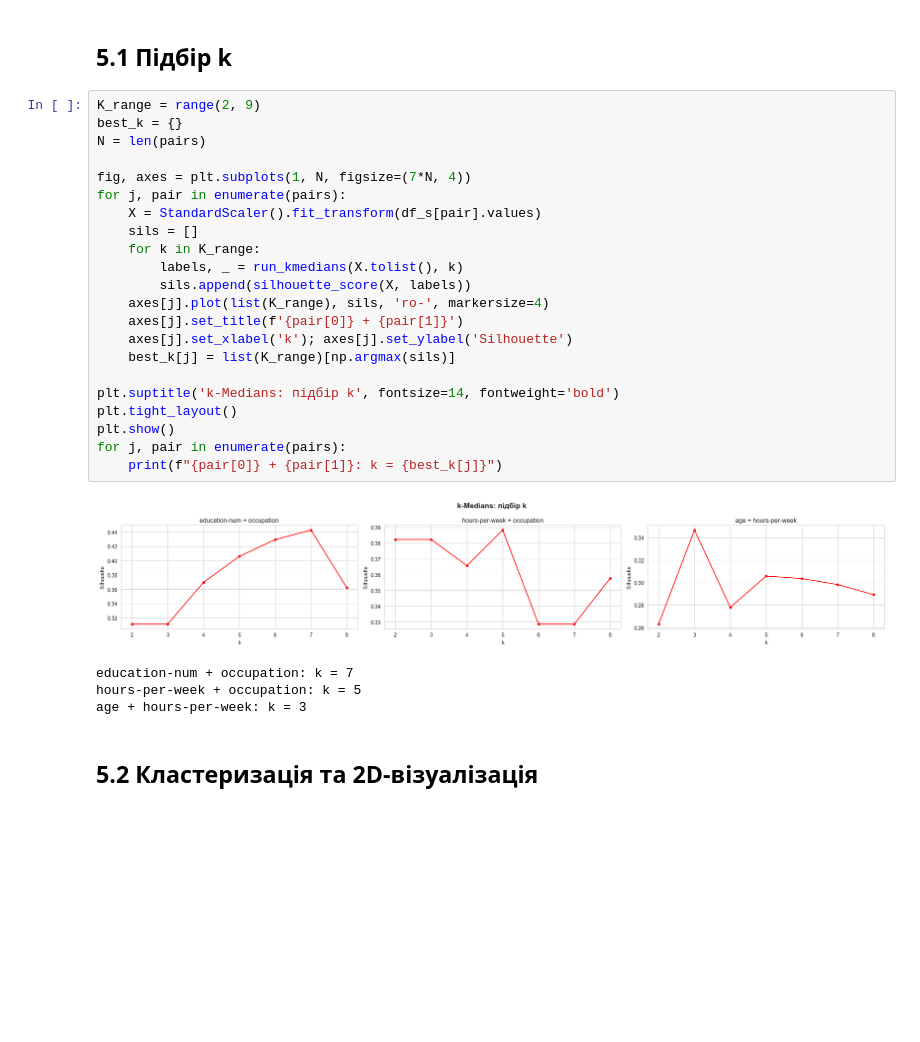
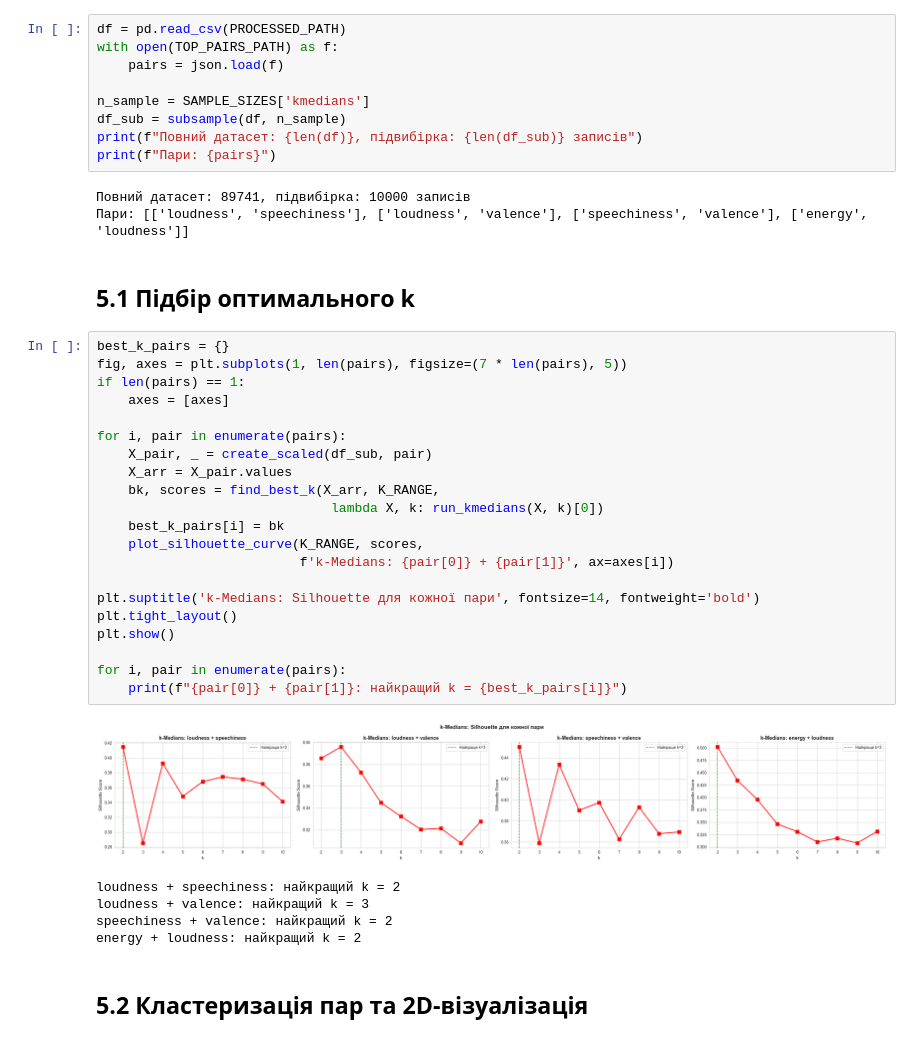
Before and after one commit to DenAst17/Lab2-Data-Mining-2026, a Jupyter notebook: 05_kmedians.ipynb, the cells around one changed output. Drawn from its saved outputs; the diff is of its cells as text; blank space fills up the shorter version.

```diff
--- a/05_kmedians.ipynb
+++ b/05_kmedians.ipynb
@@ -43,31 +23,43 @@ def run_kmedians(X_list, k):
+# %%
+df = pd.read_csv(PROCESSED_PATH)
+with open(TOP_PAIRS_PATH) as f:
+    pairs = json.load(f)
+
+n_sample = SAMPLE_SIZES['kmedians']
+df_sub = subsample(df, n_sample)
+print(f"Повний датасет: {len(df)}, підвибірка: {len(df_sub)} записів")
+print(f"Пари: {pairs}")
+# %% [output]
+Повний датасет: 89741, підвибірка: 10000 записів
+Пари: [['loudness', 'speechiness'], ['loudness', 'valence'], ['speechiness', 'valence'], ['energy', 'loudness']]
 # %% [markdown]
-## 5.1 Підбір k
+## 5.1 Підбір оптимального k
 # %%
-K_range = range(2, 9)
-best_k = {}
-N = len(pairs)
+best_k_pairs = {}
+fig, axes = plt.subplots(1, len(pairs), figsize=(7 * len(pairs), 5))
+if len(pairs) == 1:
+    axes = [axes]
 
-fig, axes = plt.subplots(1, N, figsize=(7*N, 4))
-for j, pair in enumerate(pairs):
-    X = StandardScaler().fit_transform(df_s[pair].values)
-    sils = []
-    for k in K_range:
-        labels, _ = run_kmedians(X.tolist(), k)
-        sils.append(silhouette_score(X, labels))
-    axes[j].plot(list(K_range), sils, 'ro-', markersize=4)
-    axes[j].set_title(f'{pair[0]} + {pair[1]}')
-    axes[j].set_xlabel('k'); axes[j].set_ylabel('Silhouette')
-    best_k[j] = list(K_range)[np.argmax(sils)]
+for i, pair in enumerate(pairs):
+    X_pair, _ = create_scaled(df_sub, pair)
+    X_arr = X_pair.values
+    bk, scores = find_best_k(X_arr, K_RANGE,
+                              lambda X, k: run_kmedians(X, k)[0])
+    best_k_pairs[i] = bk
+    plot_silhouette_curve(K_RANGE, scores,
+                          f'k-Medians: {pair[0]} + {pair[1]}', ax=axes[i])
 
-plt.suptitle('k-Medians: підбір k', fontsize=14, fontweight='bold')
+plt.suptitle('k-Medians: Silhouette для кожної пари', fontsize=14, fontweight='bold')
 plt.tight_layout()
 plt.show()
-for j, pair in enumerate(pairs):
-    print(f"{pair[0]} + {pair[1]}: k = {best_k[j]}")
+
+for i, pair in enumerate(pairs):
+    print(f"{pair[0]} + {pair[1]}: найкращий k = {best_k_pairs[i]}")
 # %% [output]
-[figure, old version]
+[figure, new version]
-education-num + occupation: k = 7
-hours-per-week + occupation: k = 5
-age + hours-per-week: k = 3
+loudness + speechiness: найкращий k = 2
+loudness + valence: найкращий k = 3
+speechiness + valence: найкращий k = 2
+energy + loudness: найкращий k = 2
 # %% [markdown]
-## 5.2 Кластеризація та 2D-візуалізація
+## 5.2 Кластеризація пар та 2D-візуалізація
```
Also changed, not shown: parts of 10 cells of this notebook, 38 other files.
